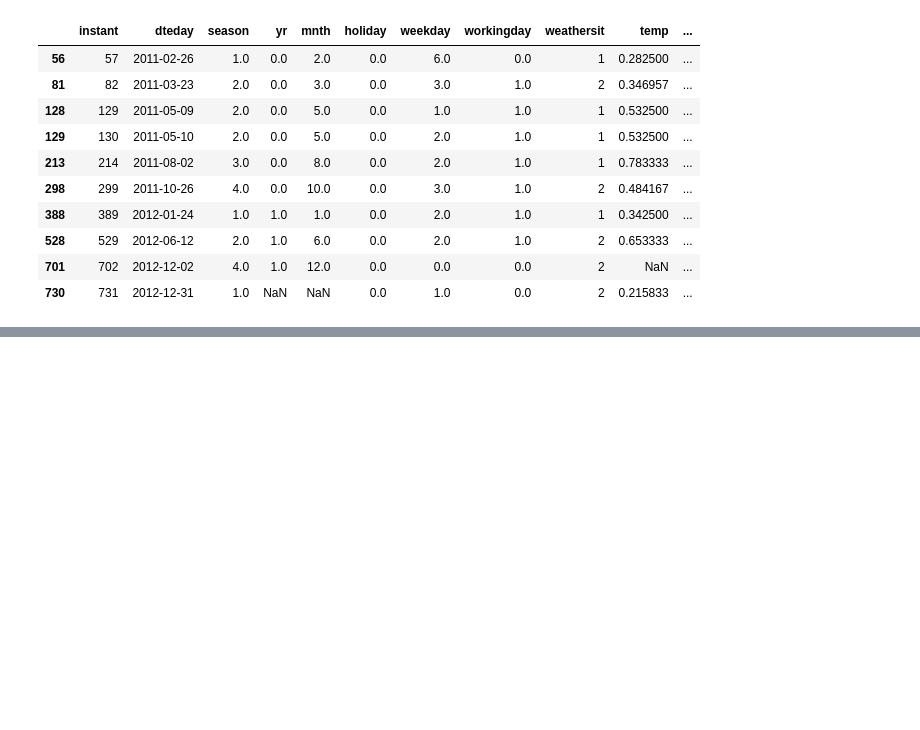
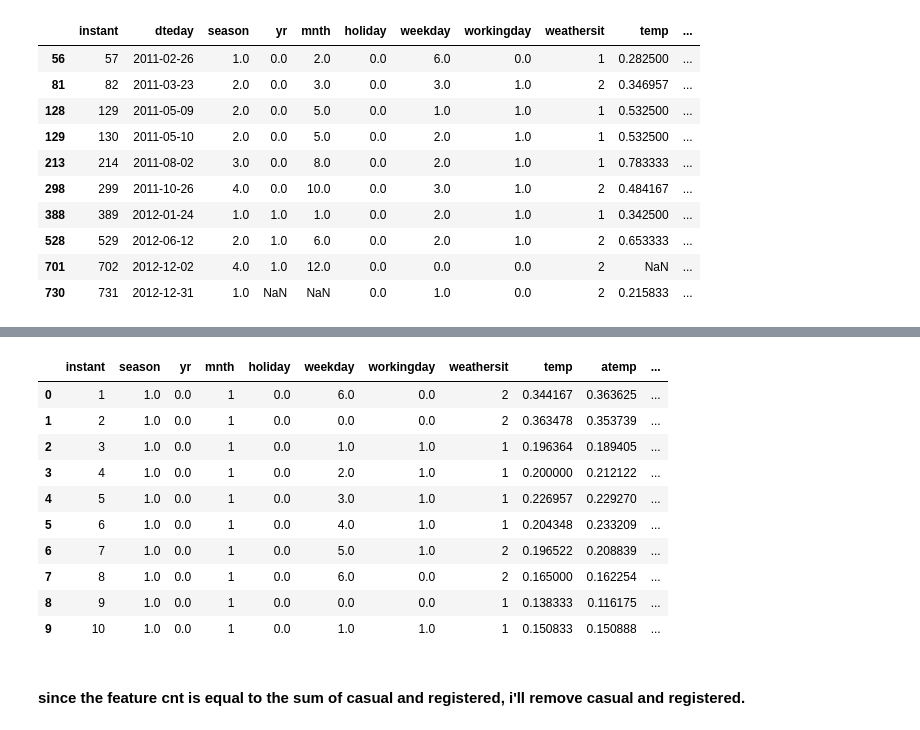
Before and after one commit to hlee0995/XGBoost, a Jupyter notebook: Comparing XGBoost/Comparing XGBoost .ipynb, the cells around one changed output, grey strips where cells are left out. Cells and saved outputs as stored; diff of their text form; code cells hidden in the pictures; blank space fills up the shorter version.

```diff
--- a/Comparing XGBoost/Comparing XGBoost .ipynb
+++ b/Comparing XGBoost/Comparing XGBoost .ipynb
@@ -62,0 +274,18 @@ df_train[df_train.isna().any(axis=1)]
+# %%
+df=df.drop('dteday',axis=1)
+# %%
+df.head(10)
+# %% [output]
+|  | instant | season | yr | mnth | holiday | weekday | workingday | weathersit | temp | atemp | ... |
+| 0 | 1 | 1.0 | 0.0 | 1 | 0.0 | 6.0 | 0.0 | 2 | 0.344167 | 0.363625 | ... |
+| 1 | 2 | 1.0 | 0.0 | 1 | 0.0 | 0.0 | 0.0 | 2 | 0.363478 | 0.353739 | ... |
+| 2 | 3 | 1.0 | 0.0 | 1 | 0.0 | 1.0 | 1.0 | 1 | 0.196364 | 0.189405 | ... |
+| 3 | 4 | 1.0 | 0.0 | 1 | 0.0 | 2.0 | 1.0 | 1 | 0.200000 | 0.212122 | ... |
+| 4 | 5 | 1.0 | 0.0 | 1 | 0.0 | 3.0 | 1.0 | 1 | 0.226957 | 0.229270 | ... |
+| 5 | 6 | 1.0 | 0.0 | 1 | 0.0 | 4.0 | 1.0 | 1 | 0.204348 | 0.233209 | ... |
+| 6 | 7 | 1.0 | 0.0 | 1 | 0.0 | 5.0 | 1.0 | 2 | 0.196522 | 0.208839 | ... |
+| 7 | 8 | 1.0 | 0.0 | 1 | 0.0 | 6.0 | 0.0 | 2 | 0.165000 | 0.162254 | ... |
+| 8 | 9 | 1.0 | 0.0 | 1 | 0.0 | 0.0 | 0.0 | 1 | 0.138333 | 0.116175 | ... |
+| 9 | 10 | 1.0 | 0.0 | 1 | 0.0 | 1.0 | 1.0 | 1 | 0.150833 | 0.150888 | ... |
+# %% [markdown]
+#### since the feature cnt is equal to the sum of casual and registered, i'll remove casual and registered.
```
Also changed, not shown: parts of 40 cells of this notebook, 1 other file.
